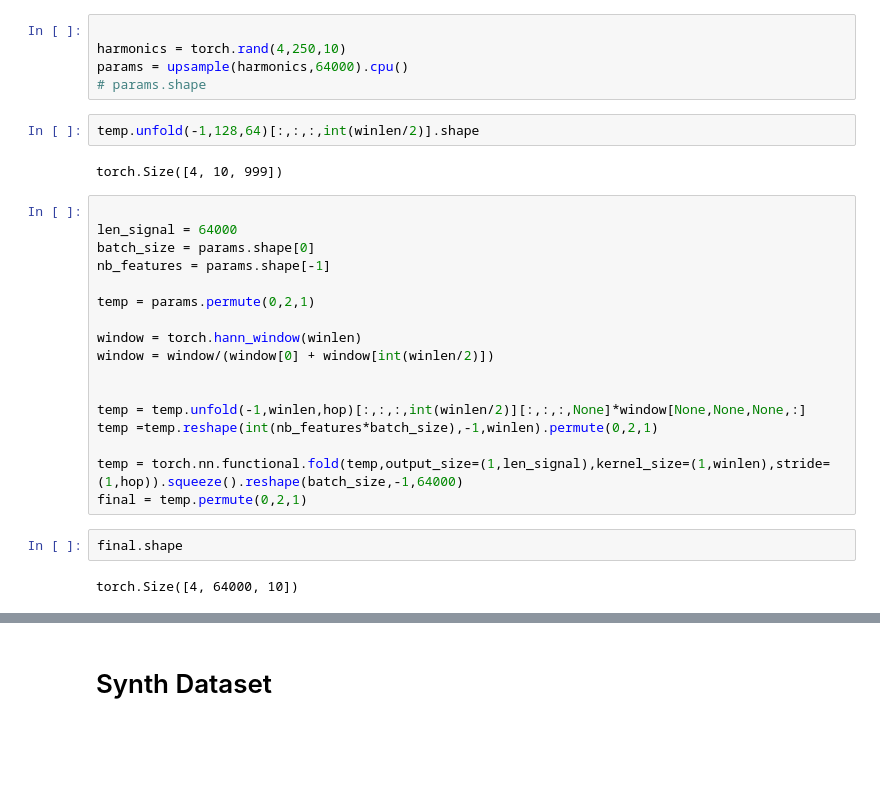
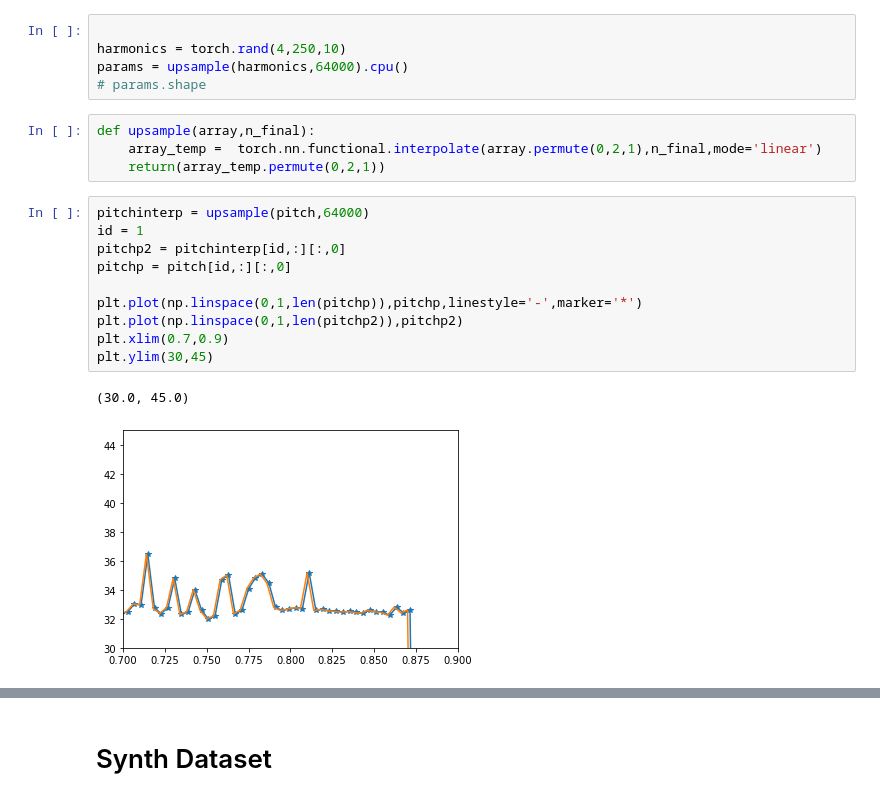
Before and after one commit to nabsara/deep-eurorack-control, a Jupyter notebook: notebooks/Untitled.ipynb, the cells around one changed output, grey strips where cells are left out. Saved outputs shown, nothing was run; the diff lists cells and outputs as text; blank space fills up the shorter version.

```diff
--- a/notebooks/Untitled.ipynb
+++ b/notebooks/Untitled.ipynb
@@ -48,28 +43,20 @@ plt.plot(pitch2[0,:][:2000])
 harmonics = torch.rand(4,250,10)
 params = upsample(harmonics,64000).cpu()
 # params.shape
-# %%
-temp.unfold(-1,128,64)[:,:,:,int(winlen/2)].shape
-# %% [output]
-torch.Size([4, 10, 999])
-# %%
-
-len_signal = 64000
-batch_size = params.shape[0]
-nb_features = params.shape[-1]
-
-temp = params.permute(0,2,1)
-
-window = torch.hann_window(winlen)
-window = window/(window[0] + window[int(winlen/2)])
-
-
-temp = temp.unfold(-1,winlen,hop)[:,:,:,int(winlen/2)][:,:,:,None]*window[None,None,None,:]
-temp =temp.reshape(int(nb_features*batch_size),-1,winlen).permute(0,2,1)
-
-temp = torch.nn.functional.fold(temp,output_size=(1,len_signal),kernel_size=(1,winlen),stride=(1,hop)).squeeze().reshape(batch_size,-1,64000)
-final = temp.permute(0,2,1)
+# %%
+def upsample(array,n_final):
+    array_temp =  torch.nn.functional.interpolate(array.permute(0,2,1),n_final,mode='linear')
+    return(array_temp.permute(0,2,1))
 # %%
-final.shape
+pitchinterp = upsample(pitch,64000)
+id = 1
+pitchp2 = pitchinterp[id,:][:,0]
+pitchp = pitch[id,:][:,0]
+
+plt.plot(np.linspace(0,1,len(pitchp)),pitchp,linestyle='-',marker='*')
+plt.plot(np.linspace(0,1,len(pitchp2)),pitchp2)
+plt.xlim(0.7,0.9)
+plt.ylim(30,45)
 # %% [output]
-torch.Size([4, 64000, 10])
+(30.0, 45.0)
+[figure, added]
```
Also changed, not shown: parts of 13 cells of this notebook, 1 other file.
